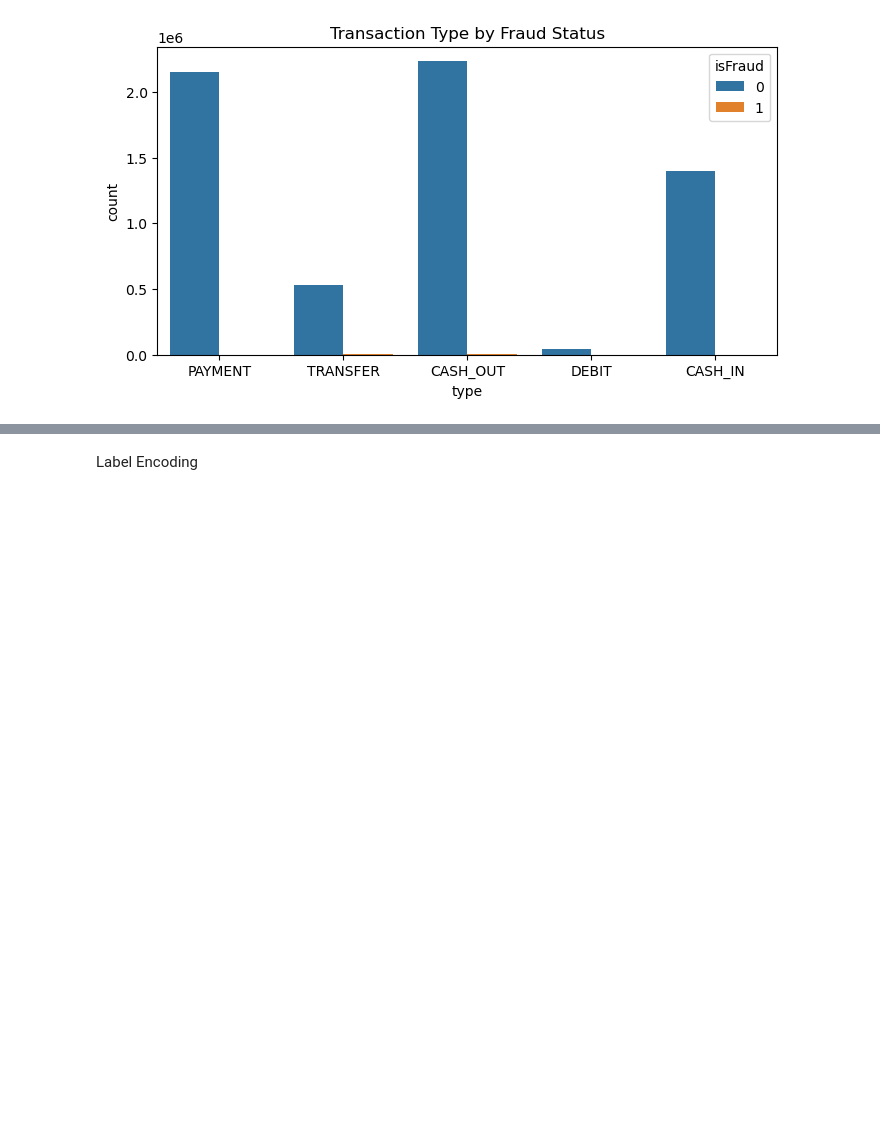
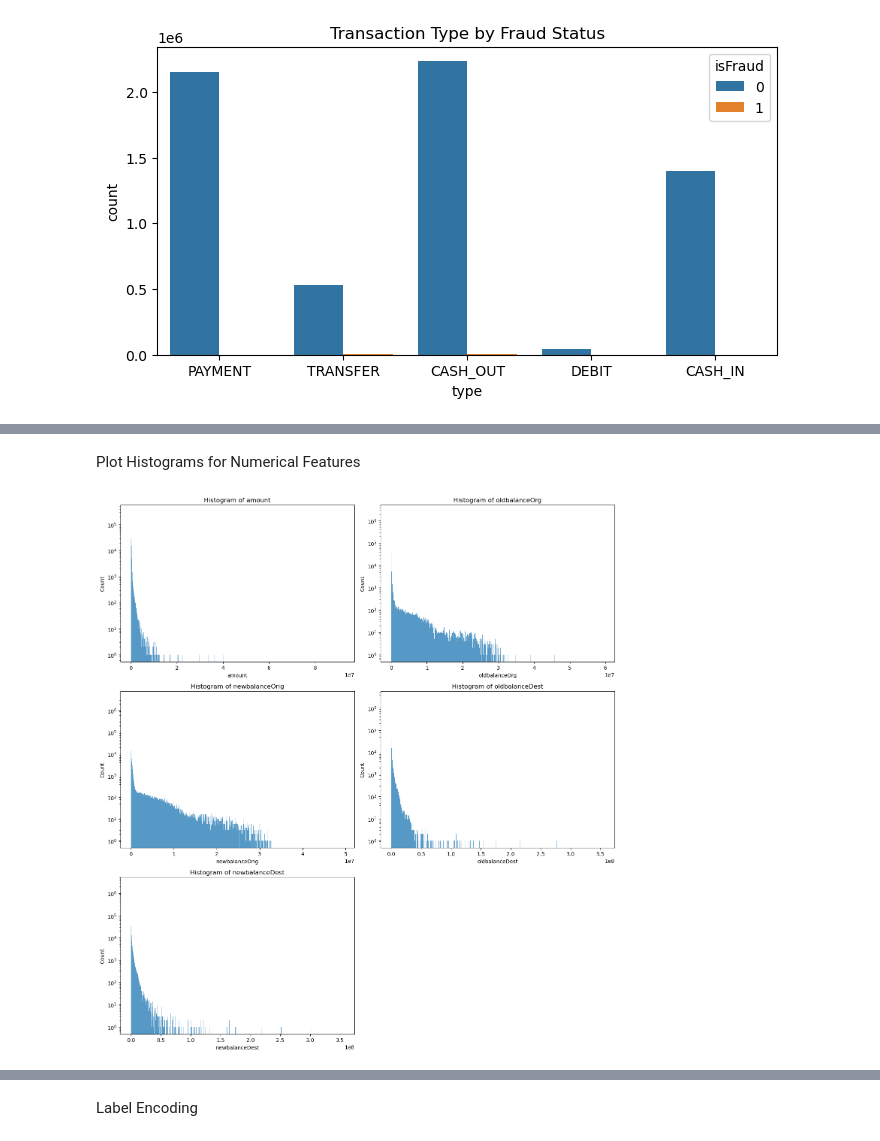
Before and after one commit to azades/Fraud-Detection, a Jupyter notebook: EDA.ipynb, the cells around one changed output, grey strips where cells are left out. Drawn from its saved outputs; the diff is of its cells as text; code cells hidden in the pictures; blank space fills up the shorter version.

```diff
--- a/EDA.ipynb
+++ b/EDA.ipynb
@@ -140,0 +150,24 @@ plt.show()
+# %% [markdown]
+Plot Histograms for Numerical Features
+# %%
+# List of numerical columns
+num_columns = ['amount', 'oldbalanceOrg', 'newbalanceOrig', 'oldbalanceDest', 'newbalanceDest']
+
+# Calculate the number of rows needed for subplots (2 plots per row)
+num_rows = (len(num_columns) + 1) // 2
+
+# Create a figure with subplots
+plt.figure(figsize=(14, num_rows * 5))  # Adjust the overall figure size as needed
+
+# Loop through the list of numerical columns to create subplots
+for index, col in enumerate(num_columns):
+    plt.subplot(num_rows, 2, index + 1)  # Create subplot for each column
+    sns.histplot(df[col], kde=False).set_yscale('log')
+    plt.title(f'Histogram of {col}')
+    plt.xlabel(col)
+    plt.ylabel('Count')
+
+plt.tight_layout()  # Adjust subplots to fit into the figure area nicely
+plt.show()
+# %% [output]
+[figure, added]
```
Also changed, not shown: parts of 32 cells of this notebook.
